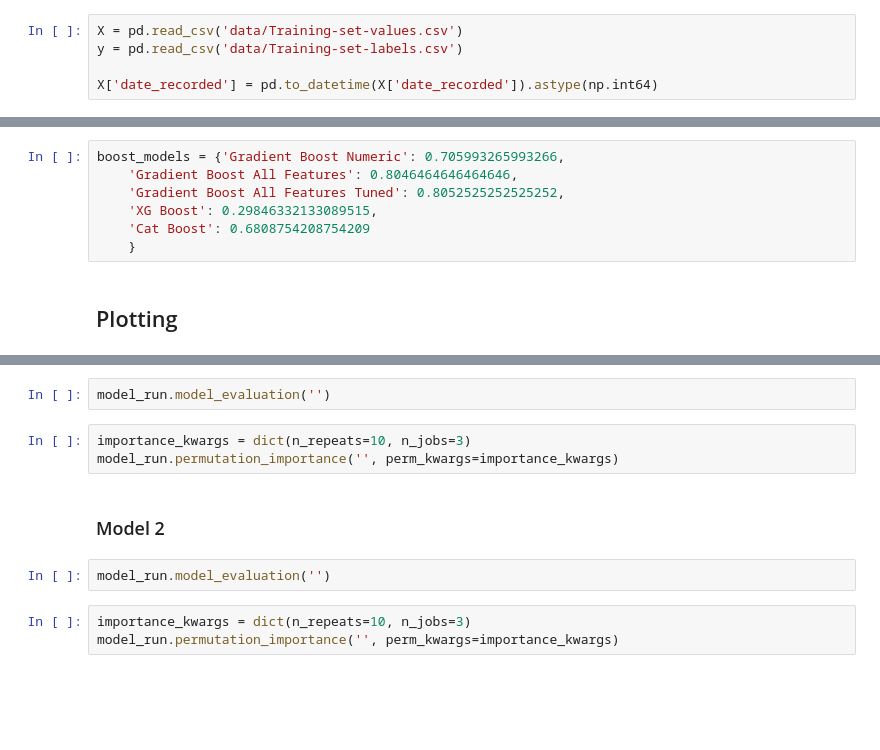
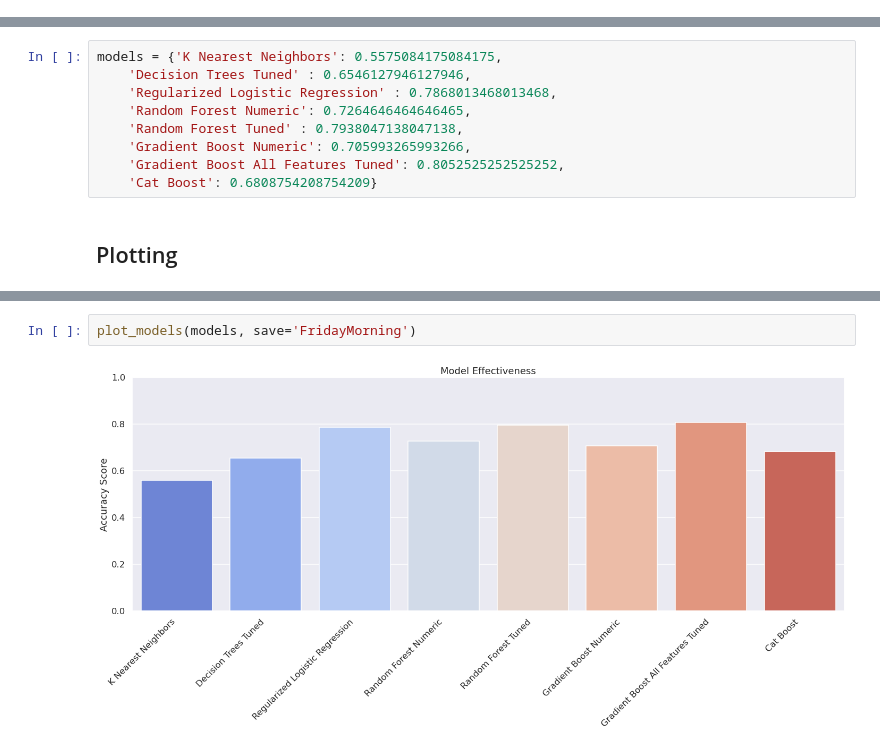
Before and after one commit to UpGoerFive/Tanzania-Well-Project, a Jupyter notebook: PlottingNotebook.ipynb, the cells around one changed output, grey strips where cells are left out. Drawn from its saved outputs; the diff is of its cells as text; blank space fills up the shorter version.

```diff
--- a/PlottingNotebook.ipynb
+++ b/PlottingNotebook.ipynb
@@ -26,5 +0,0 @@ from catboost import CatBoostClassifier
-# %%
-X = pd.read_csv('data/Training-set-values.csv')
-y = pd.read_csv('data/Training-set-labels.csv')
-
-X['date_recorded'] = pd.to_datetime(X['date_recorded']).astype(np.int64)
@@ -165,10 +4,12 @@ Cat_Boost
 # %%
-boost_models = {'Gradient Boost Numeric': 0.705993265993266,
-    'Gradient Boost All Features': 0.8046464646464646,
+models = {'K Nearest Neighbors': 0.5575084175084175,
+    'Decision Trees Tuned' : 0.6546127946127946,
+    'Regularized Logistic Regression' : 0.7868013468013468,
+    'Random Forest Numeric': 0.7264646464646465,
+    'Random Forest Tuned' : 0.7938047138047138,
+    'Gradient Boost Numeric': 0.705993265993266,
     'Gradient Boost All Features Tuned': 0.8052525252525252,
-    'XG Boost': 0.29846332133089515,
-    'Cat Boost': 0.6808754208754209
-    }
+    'Cat Boost': 0.6808754208754209}
 # %% [markdown]
 ## Plotting
 # %%
@@ -214,12 +40,4 @@ plot_models(boost_models)
-# %%
-model_run.model_evaluation('')
-# %%
-importance_kwargs = dict(n_repeats=10, n_jobs=3)
-model_run.permutation_importance('', perm_kwargs=importance_kwargs)
-# %% [markdown]
-### Model 2
-# %%
-model_run.model_evaluation('')
-# %%
-importance_kwargs = dict(n_repeats=10, n_jobs=3)
-model_run.permutation_importance('', perm_kwargs=importance_kwargs)
+# %%
+plot_models(models, save='FridayMorning')
+# %% [output]
+[figure, added]
```
Also changed, not shown: parts of 27 cells of this notebook, 3 other files.
